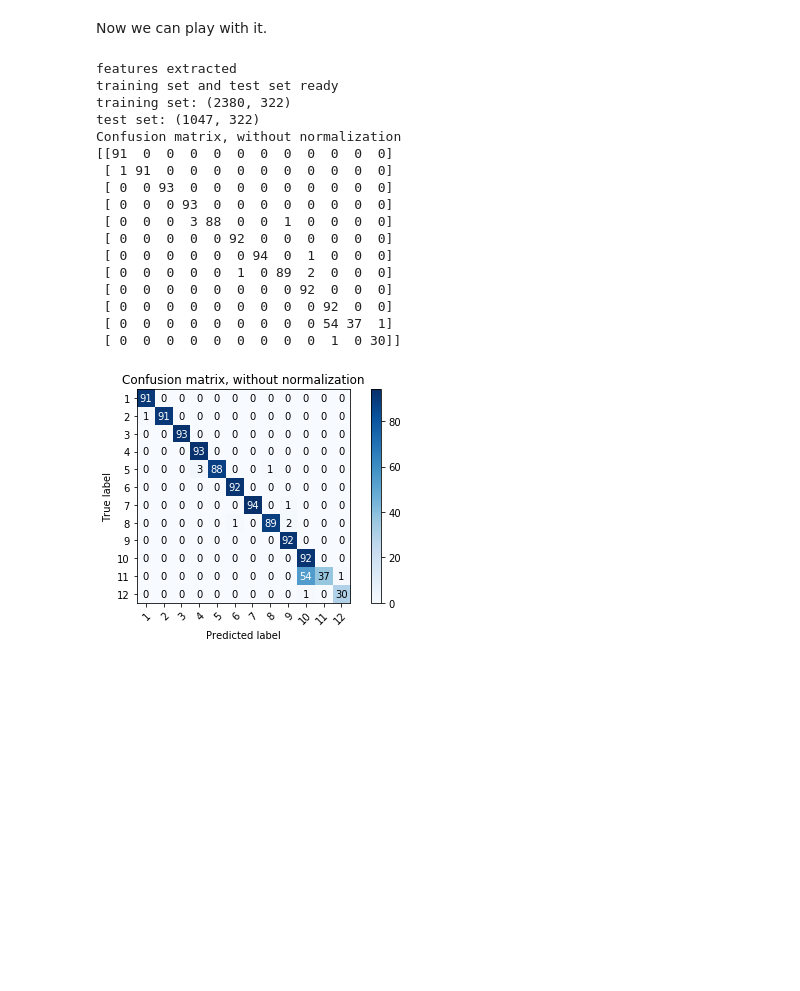
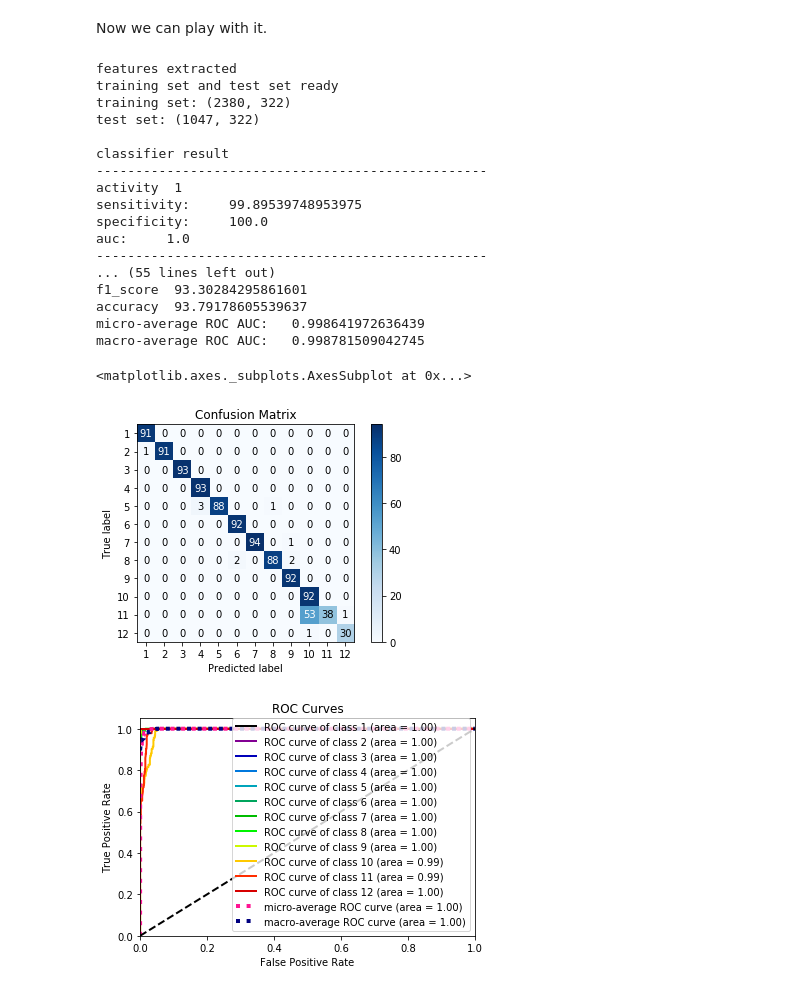
Before and after one commit to ssz66666/ADS_SH2_Project, a Jupyter notebook: playground.ipynb, the cells around one changed output. Saved outputs shown, nothing was run; the diff lists cells and outputs as text; code cells hidden in the pictures; blank space fills up the shorter version.

Commit message:
add auc to classifier evaluator

```diff
--- a/playground.ipynb
+++ b/playground.ipynb
@@ -35,46 +37,48 @@ Now we can play with it.
 # %%
 TRAINING_SET_PROPORTION = 0.7
 
 features = extract_features(sliding_windows, all_feature)
 print("features extracted")
 
 n_subs = len(subject_ids)
 n_training = round(n_subs * TRAINING_SET_PROPORTION)
 # n_test = n_subs - n_training
 idx = np.isin(features.loc[:,"subject_id"], subject_ids[:n_training])
 training_set = features[idx]
 test_set = features[np.logical_not(idx)]
 train_X, train_y = uci_mhealth.to_classification(training_set)
 test_X, test_y = uci_mhealth.to_classification(test_set)
 print("training set and test set ready")
 print("training set:", np.shape(train_X))
 print("test set:", np.shape(test_X))
 
 clsf = RandomForestClassifier(n_estimators=500, class_weight="balanced", n_jobs=-1)
 clsf.fit(train_X,train_y)
 RF_pred = clsf.predict(test_X)
-# test_y = list(map(lambda x: int(x), test_y))
-# RF_pred = list(map(lambda x: int(x), RF_pred))
-activity_ids.sort()
-activity_ids = list(map(lambda x: str(x), activity_ids))[1:]
-plot_confusion_matrix(test_y, RF_pred, activity_ids)
-plt.show()
+pred_probability = clsf.predict_proba(test_X)
+
+evaluation_metrics(test_y,RF_pred, pred_probability)
+
+plot_confusion_matrix(test_y, RF_pred)
+plot_roc(test_y, pred_probability)
 # %% [output]
 features extracted
 training set and test set ready
 training set: (2380, 322)
 test set: (1047, 322)
-Confusion matrix, without normalization
-[[91  0  0  0  0  0  0  0  0  0  0  0]
- [ 1 91  0  0  0  0  0  0  0  0  0  0]
- [ 0  0 93  0  0  0  0  0  0  0  0  0]
- [ 0  0  0 93  0  0  0  0  0  0  0  0]
- [ 0  0  0  3 88  0  0  1  0  0  0  0]
- [ 0  0  0  0  0 92  0  0  0  0  0  0]
- [ 0  0  0  0  0  0 94  0  1  0  0  0]
- [ 0  0  0  0  0  1  0 89  2  0  0  0]
- [ 0  0  0  0  0  0  0  0 92  0  0  0]
- [ 0  0  0  0  0  0  0  0  0 92  0  0]
- [ 0  0  0  0  0  0  0  0  0 54 37  1]
- [ 0  0  0  0  0  0  0  0  0  1  0 30]]
+
+classifier result
+--------------------------------------------------
+activity  1
+sensitivity:     99.89539748953975
+specificity:     100.0
+auc:     1.0
+--------------------------------------------------
+... (55 lines left out)
+f1_score  93.30284295861601
+accuracy  93.79178605539637
+micro-average ROC AUC:   0.998641972636439
+macro-average ROC AUC:   0.998781509042745
+<matplotlib.axes._subplots.AxesSubplot at 0x...>
-[figure, old version]
+[figure, new version]
+[figure, added]
```
Also changed, not shown: parts of 2 cells of this notebook, 4 other files.
